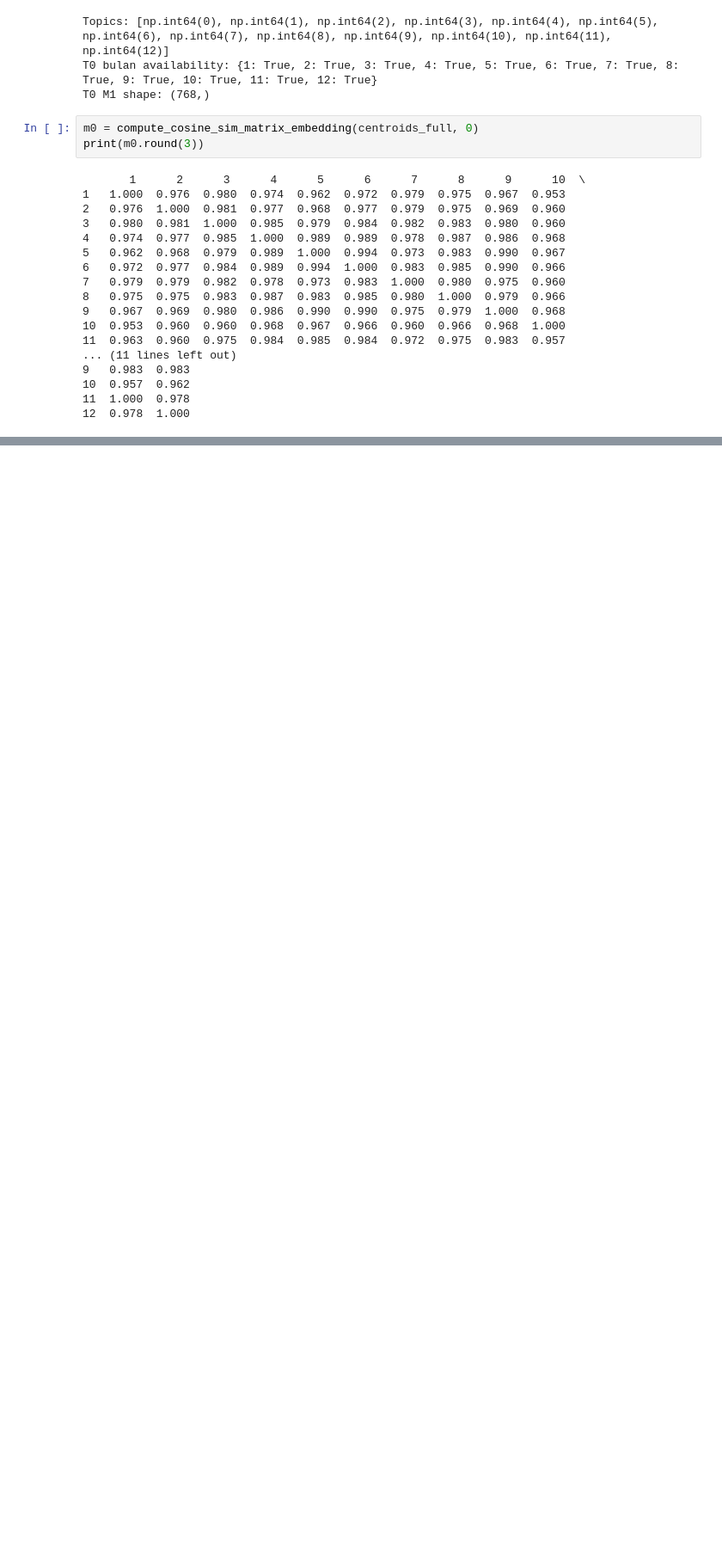
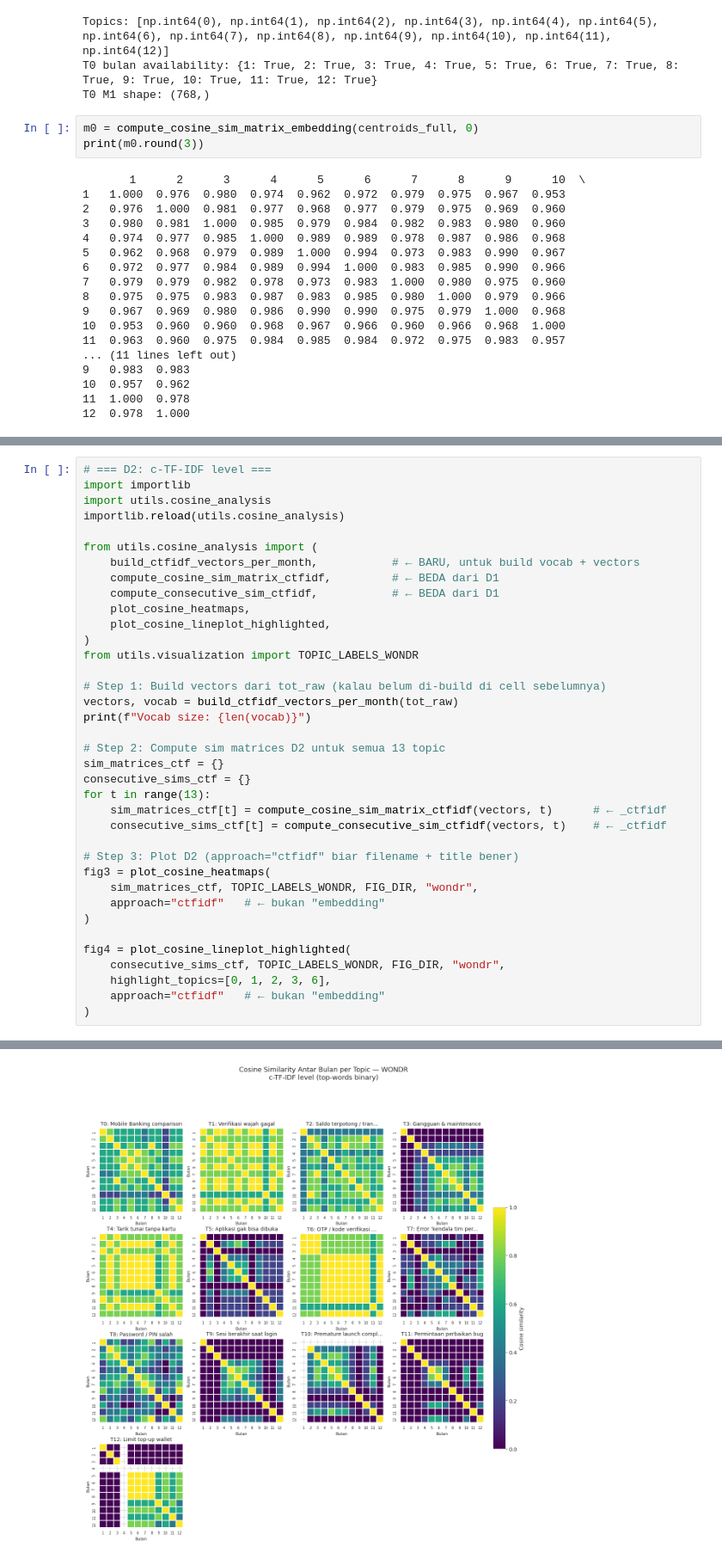
Before and after one commit to rabithahz-salwa/skripsi-bertopic-superapp, a Jupyter notebook: 05_bertopic_wondr.ipynb, the cells around one changed output, grey strips where cells are left out. Shown at 86% size. Drawn from its saved outputs; the diff is of its cells as text; blank space fills up the shorter version.

```diff
--- a/05_bertopic_wondr.ipynb
+++ b/05_bertopic_wondr.ipynb
@@ -1730,0 +1790,38 @@ print(m0.round(3))
+# %%
+# === D2: c-TF-IDF level ===
+import importlib
+import utils.cosine_analysis
+importlib.reload(utils.cosine_analysis)
+
+from utils.cosine_analysis import (
+    build_ctfidf_vectors_per_month,           # ← BARU, untuk build vocab + vectors
+    compute_cosine_sim_matrix_ctfidf,         # ← BEDA dari D1
+    compute_consecutive_sim_ctfidf,           # ← BEDA dari D1
+    plot_cosine_heatmaps,
+    plot_cosine_lineplot_highlighted,
+)
+from utils.visualization import TOPIC_LABELS_WONDR
+
+# Step 1: Build vectors dari tot_raw (kalau belum di-build di cell sebelumnya)
+vectors, vocab = build_ctfidf_vectors_per_month(tot_raw)
+print(f"Vocab size: {len(vocab)}")
+
+# Step 2: Compute sim matrices D2 untuk semua 13 topic
+sim_matrices_ctf = {}
+consecutive_sims_ctf = {}
+for t in range(13):
+    sim_matrices_ctf[t] = compute_cosine_sim_matrix_ctfidf(vectors, t)      # ← _ctfidf
+    consecutive_sims_ctf[t] = compute_consecutive_sim_ctfidf(vectors, t)    # ← _ctfidf
+
+# Step 3: Plot D2 (approach="ctfidf" biar filename + title bener)
+fig3 = plot_cosine_heatmaps(
+    sim_matrices_ctf, TOPIC_LABELS_WONDR, FIG_DIR, "wondr",
+    approach="ctfidf"   # ← bukan "embedding"
+)
+
+fig4 = plot_cosine_lineplot_highlighted(
+    consecutive_sims_ctf, TOPIC_LABELS_WONDR, FIG_DIR, "wondr",
+    highlight_topics=[0, 1, 2, 3, 6],
+    approach="ctfidf"   # ← bukan "embedding"
+)
+# %% [output]
@@ -1730,0 +1831 @@ print(m0.round(3))
+[figure, added]
```
Also changed, not shown: parts of 3 cells of this notebook, 5 other files.
